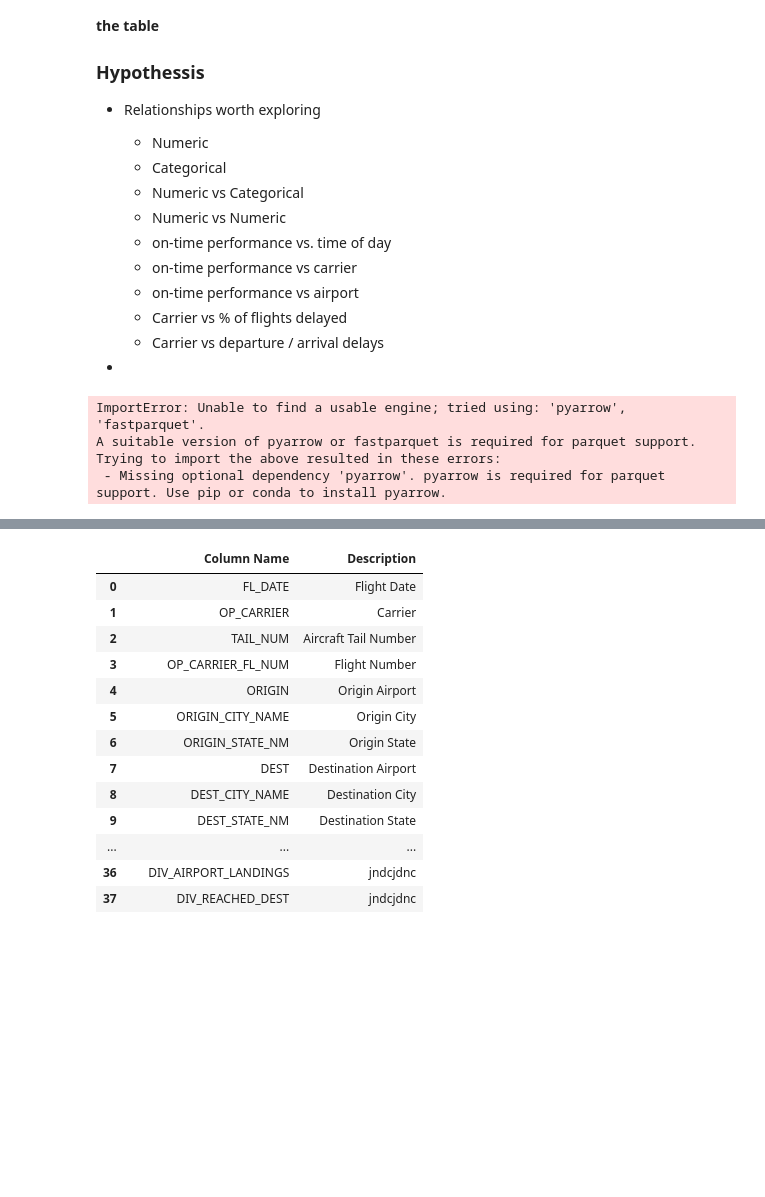
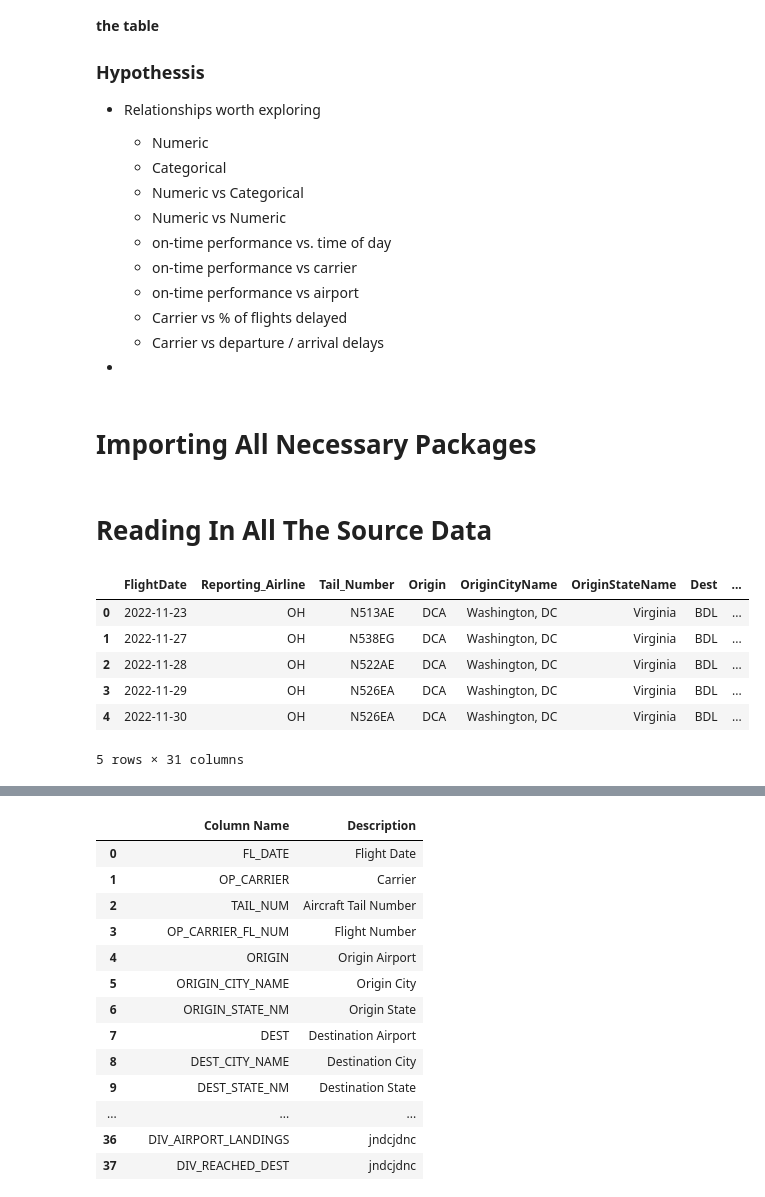
Before and after one commit to oubrando/eda-project, a Jupyter notebook: notebooks/Trace_Recon.ipynb, the cells around one changed output, grey strips where cells are left out. Cells and saved outputs as stored; diff of their text form; code cells hidden in the pictures; blank space fills up the shorter version.

```diff
--- a/notebooks/Trace_Recon.ipynb
+++ b/notebooks/Trace_Recon.ipynb
@@ -188,6 +188,8 @@
     -  Carrier vs departure / arrival delays
 
 -
+# %% [markdown]
+# Importing All Necessary Packages
 # %%
 import pandas as pd
 import numpy as np
@@ -196,11 +198,19 @@ import zipfile
 import seaborn as sns
 import matplotlib.pyplot as plt
 import statsmodels.api as sm
+# %% [markdown]
+# Reading In All The Source Data
 # %%
 df = pd.read_parquet("../data/bts_all.parquet")
+df_aircraft = pd.read_csv("../data/Aircraft.csv")
+df_airports = pd.read_csv("../data/Airports.csv")
+df_airline = pd.read_csv("../data/Airline.csv")
 df.head()
 # %% [output]
+|  | FlightDate | Reporting_Airline | Tail_Number | Origin | OriginCityName | OriginStateName | Dest | ... |
+| 0 | 2022-11-23 | OH | N513AE | DCA | Washington, DC | Virginia | BDL | ... |
+| 1 | 2022-11-27 | OH | N538EG | DCA | Washington, DC | Virginia | BDL | ... |
+| 2 | 2022-11-28 | OH | N522AE | DCA | Washington, DC | Virginia | BDL | ... |
+| 3 | 2022-11-29 | OH | N526EA | DCA | Washington, DC | Virginia | BDL | ... |
+| 4 | 2022-11-30 | OH | N526EA | DCA | Washington, DC | Virginia | BDL | ... |
-ImportError: Unable to find a usable engine; tried using: 'pyarrow', 'fastparquet'.
-A suitable version of pyarrow or fastparquet is required for parquet support.
-Trying to import the above resulted in these errors:
- - Missing optional dependency 'pyarrow'. pyarrow is required for parquet support. Use pip or conda to install pyarrow.
+5 rows × 31 columns
```
Also changed, not shown: parts of 10 cells of this notebook.
